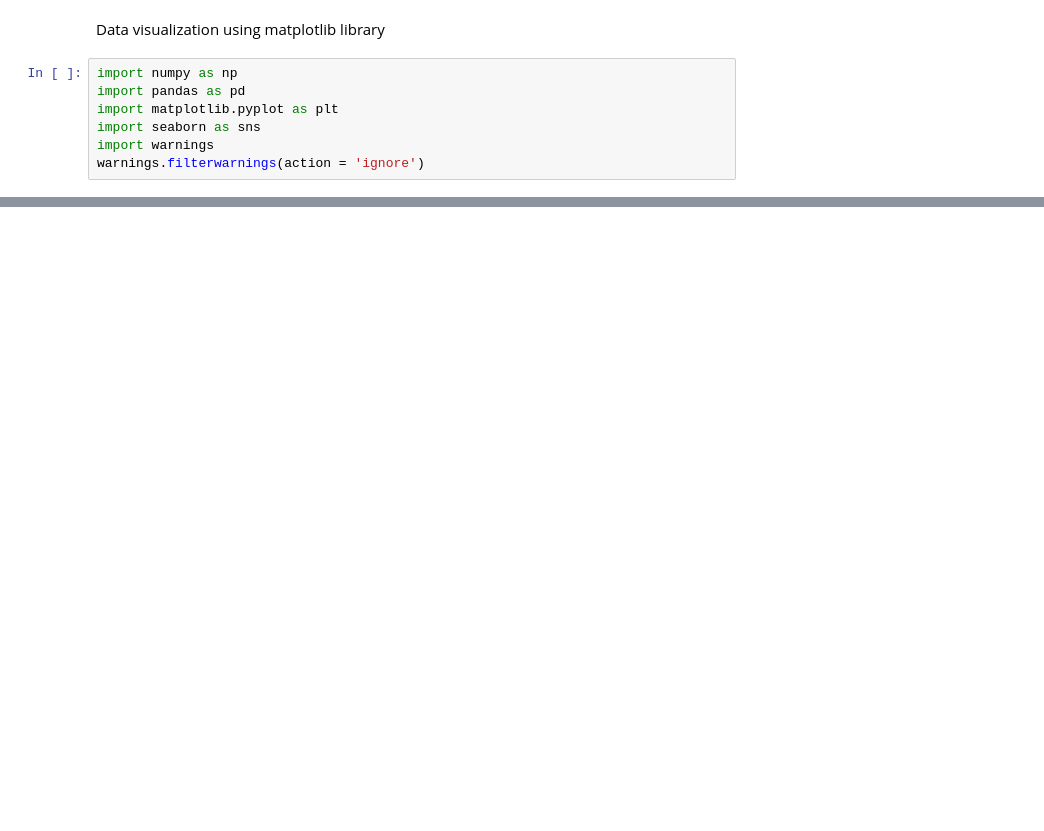
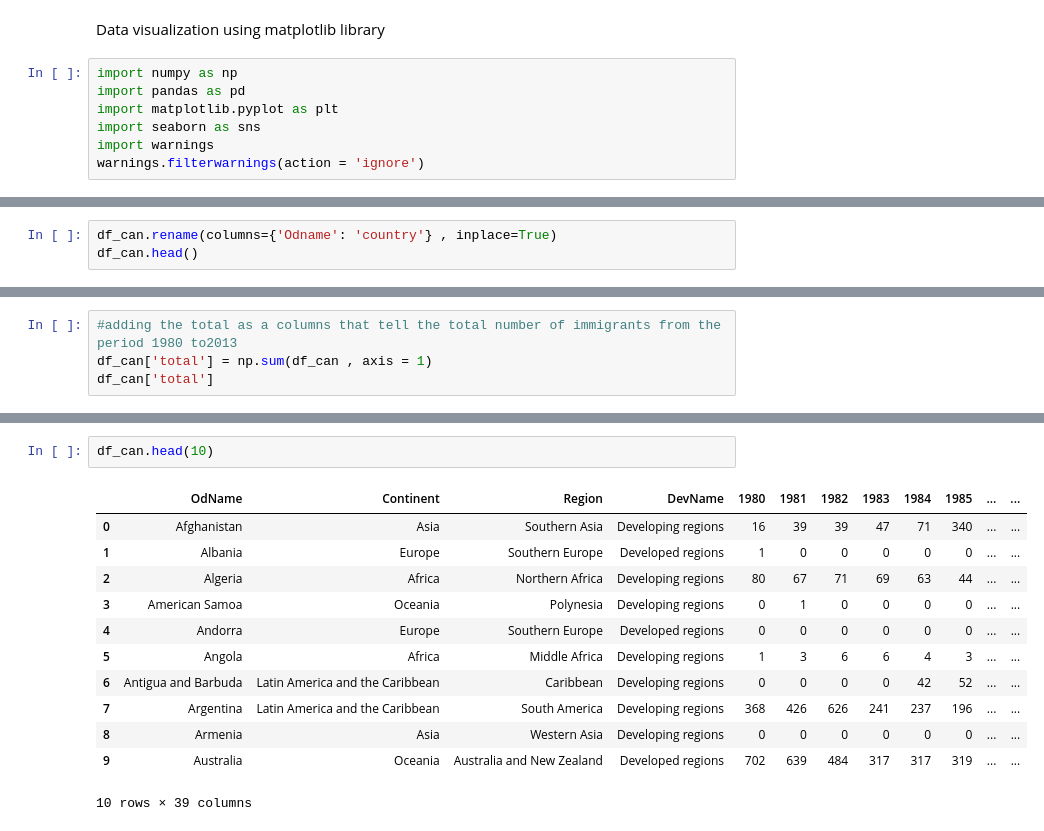
Before and after one commit to sivm205/Canada-Immigrants, a Jupyter notebook: visual_tut.ipynb, the cells around one changed output, grey strips where cells are left out. Saved outputs shown, nothing was run; the diff lists cells and outputs as text; blank space fills up the shorter version.

```diff
--- a/visual_tut.ipynb
+++ b/visual_tut.ipynb
@@ -9,0 +145,3 @@ warnings.filterwarnings(action = 'ignore')
+# %%
+df_can.rename(columns={'Odname': 'country'} , inplace=True)
+df_can.head()
@@ -9,0 +156,4 @@ warnings.filterwarnings(action = 'ignore')
+# %%
+#adding the total as a columns that tell the total number of immigrants from the period 1980 to2013
+df_can['total'] = np.sum(df_can , axis = 1)
+df_can['total']
@@ -9,0 +173,15 @@ warnings.filterwarnings(action = 'ignore')
+# %%
+df_can.head(10)
+# %% [output]
+|  | OdName | Continent | Region | DevName | 1980 | 1981 | 1982 | 1983 | 1984 | 1985 | ... | ... |
+| 0 | Afghanistan | Asia | Southern Asia | Developing regions | 16 | 39 | 39 | 47 | 71 | 340 | ... | ... |
+| 1 | Albania | Europe | Southern Europe | Developed regions | 1 | 0 | 0 | 0 | 0 | 0 | ... | ... |
+| 2 | Algeria | Africa | Northern Africa | Developing regions | 80 | 67 | 71 | 69 | 63 | 44 | ... | ... |
+| 3 | American Samoa | Oceania | Polynesia | Developing regions | 0 | 1 | 0 | 0 | 0 | 0 | ... | ... |
+| 4 | Andorra | Europe | Southern Europe | Developed regions | 0 | 0 | 0 | 0 | 0 | 0 | ... | ... |
+| 5 | Angola | Africa | Middle Africa | Developing regions | 1 | 3 | 6 | 6 | 4 | 3 | ... | ... |
+| 6 | Antigua and Barbuda | Latin America and the Caribbean | Caribbean | Developing regions | 0 | 0 | 0 | 0 | 42 | 52 | ... | ... |
+| 7 | Argentina | Latin America and the Caribbean | South America | Developing regions | 368 | 426 | 626 | 241 | 237 | 196 | ... | ... |
+| 8 | Armenia | Asia | Western Asia | Developing regions | 0 | 0 | 0 | 0 | 0 | 0 | ... | ... |
+| 9 | Australia | Oceania | Australia and New Zealand | Developed regions | 702 | 639 | 484 | 317 | 317 | 319 | ... | ... |
+10 rows × 39 columns
```
Also changed, not shown: parts of 17 cells of this notebook.
